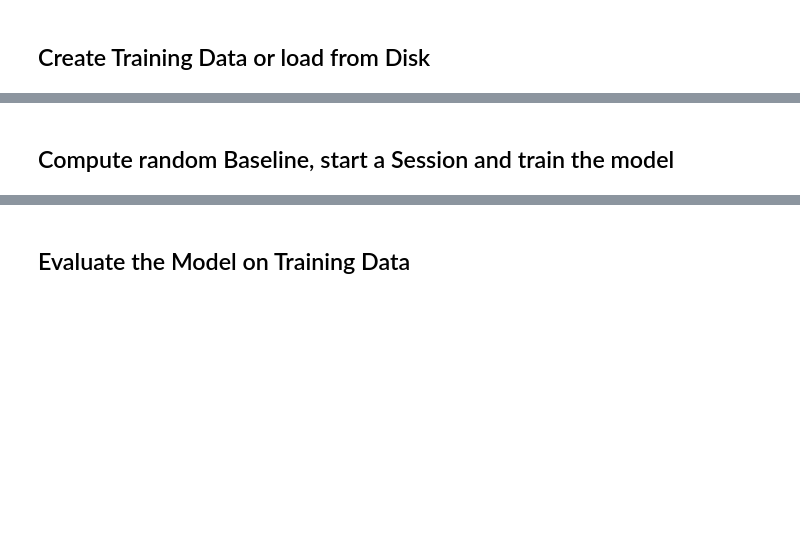
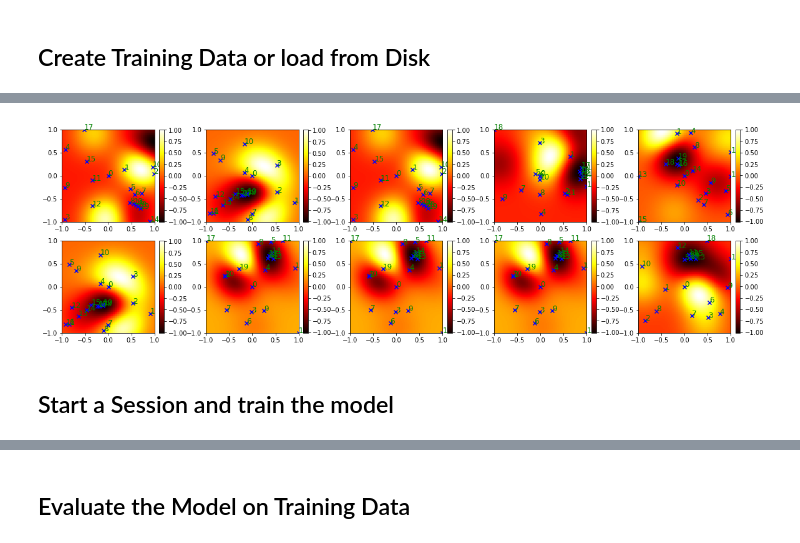
Before and after one commit to p16i/blackbox-optimization-using-rnns, a Jupyter notebook: BlackBoxOptimize.ipynb, the cells around one changed output, grey strips where cells are left out. Saved outputs shown, nothing was run; the diff lists cells and outputs as text; code cells hidden in the pictures; blank space fills up the shorter version.

```diff
--- a/BlackBoxOptimize.ipynb
+++ b/BlackBoxOptimize.ipynb
@@ -70,7 +78,12 @@ if visualize: viz.plot_gp_data_sample(4, X_train, A_train, min_train, max_train,
+# %%
+viz.plot_gp_results_sample(10, X_test[:10], A_test[:10], min_test[:10], \
+                           max_test[:10], l, samples_sk_x, samples_sk_y, kernel, function)
+# %% [output]
+[figure, added]
+# %% [markdown]
+## Start a Session and train the model
 # %%
 # Build the training graph, collect placeholders, sample sequence and lstmcell parameters
 Xt, At, mint, maxt, samples_x, samples_y, x_0, cell, weights = \
     lstm_model.build_training_graph(n_bumps, dim, n_hidden, forget_bias, n_steps, l, kernel, function)
 placeholders = {"Xt": Xt, "At": At, "mint": mint, "maxt": maxt, "x0": x_0}
-# %% [markdown]
-## Compute random Baseline, start a Session and train the model
```
Also changed, not shown: parts of 16 cells of this notebook, 3 other files.
